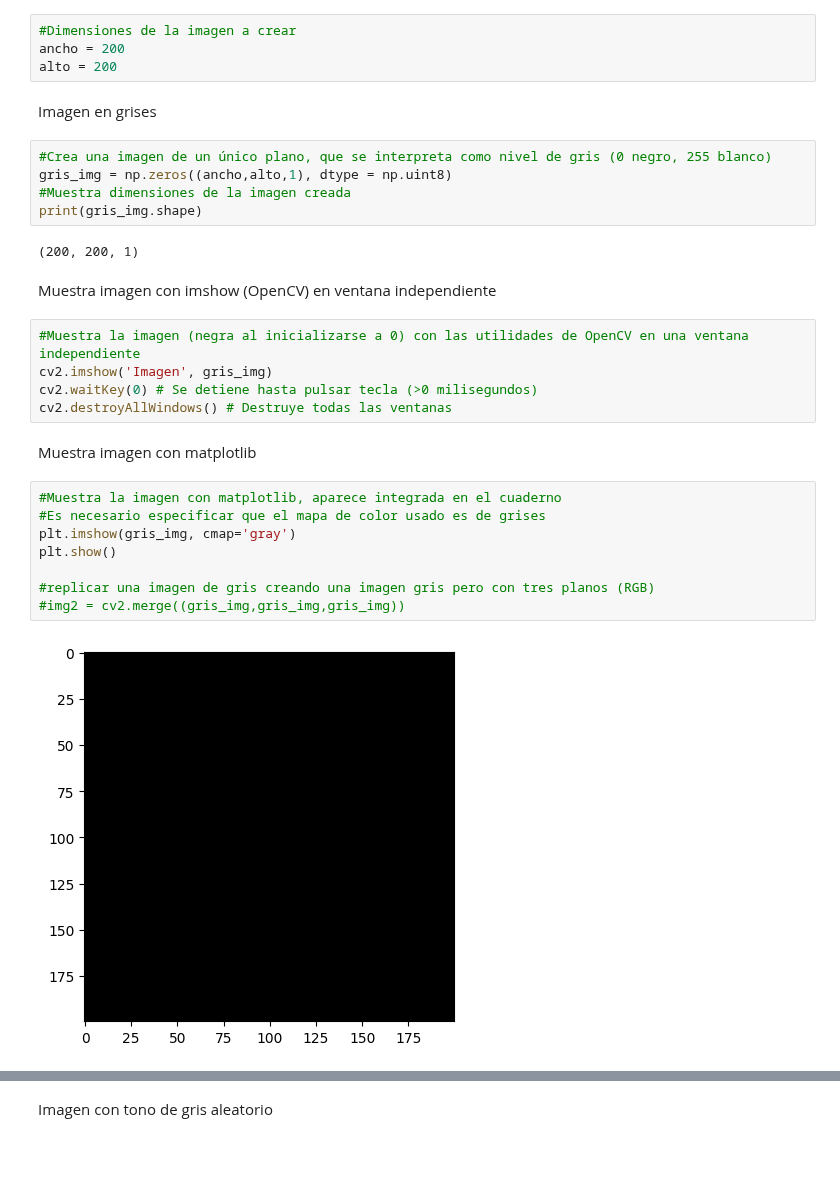
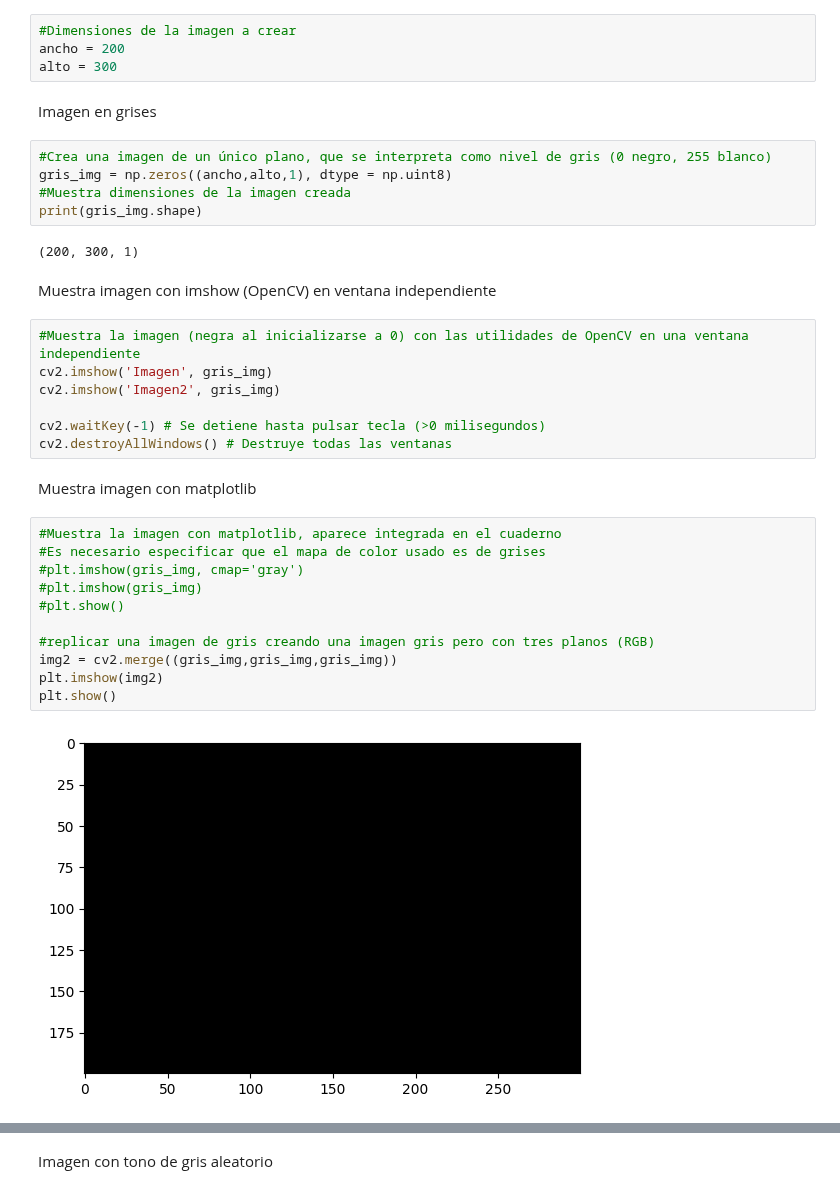
Before and after one commit to otsedom/otsedom.github.io, a Jupyter notebook: VC/P1/VC_P1.ipynb, the cells around one changed output, grey strips where cells are left out. Saved outputs shown, nothing was run; the diff lists cells and outputs as text; blank space fills up the shorter version.

```diff
--- a/VC/P1/VC_P1.ipynb
+++ b/VC/P1/VC_P1.ipynb
@@ -9,7 +9,7 @@ Inicializaciones
 # %%
 #Dimensiones de la imagen a crear
 ancho = 200
-alto = 200
+alto = 300
 # %% [markdown]
 Imagen en grises
 # %%
@@ -18,25 +18,30 @@ gris_img = np.zeros((ancho,alto,1), dtype = np.uint8)
 #Muestra dimensiones de la imagen creada
 print(gris_img.shape)
 # %% [output]
-(200, 200, 1)
+(200, 300, 1)
 # %% [markdown]
 Muestra imagen con imshow (OpenCV) en ventana independiente
 # %%
 #Muestra la imagen (negra al inicializarse a 0) con las utilidades de OpenCV en una ventana independiente
 cv2.imshow('Imagen', gris_img)
-cv2.waitKey(0) # Se detiene hasta pulsar tecla (>0 milisegundos)
+cv2.imshow('Imagen2', gris_img)
+
+cv2.waitKey(-1) # Se detiene hasta pulsar tecla (>0 milisegundos)
 cv2.destroyAllWindows() # Destruye todas las ventanas
 # %% [markdown]
 Muestra imagen con matplotlib
 # %%
 #Muestra la imagen con matplotlib, aparece integrada en el cuaderno
 #Es necesario especificar que el mapa de color usado es de grises
-plt.imshow(gris_img, cmap='gray')
-plt.show()
+#plt.imshow(gris_img, cmap='gray')
+#plt.imshow(gris_img)
+#plt.show()
 
 #replicar una imagen de gris creando una imagen gris pero con tres planos (RGB)
-#img2 = cv2.merge((gris_img,gris_img,gris_img))
+img2 = cv2.merge((gris_img,gris_img,gris_img))
+plt.imshow(img2)
+plt.show()
 # %% [output]
-[figure, old version]
+[figure, new version]
 # %%
 #Modifica un par de zonas rectangulares de la imagen
```
Also changed, not shown: parts of 6 cells of this notebook.
